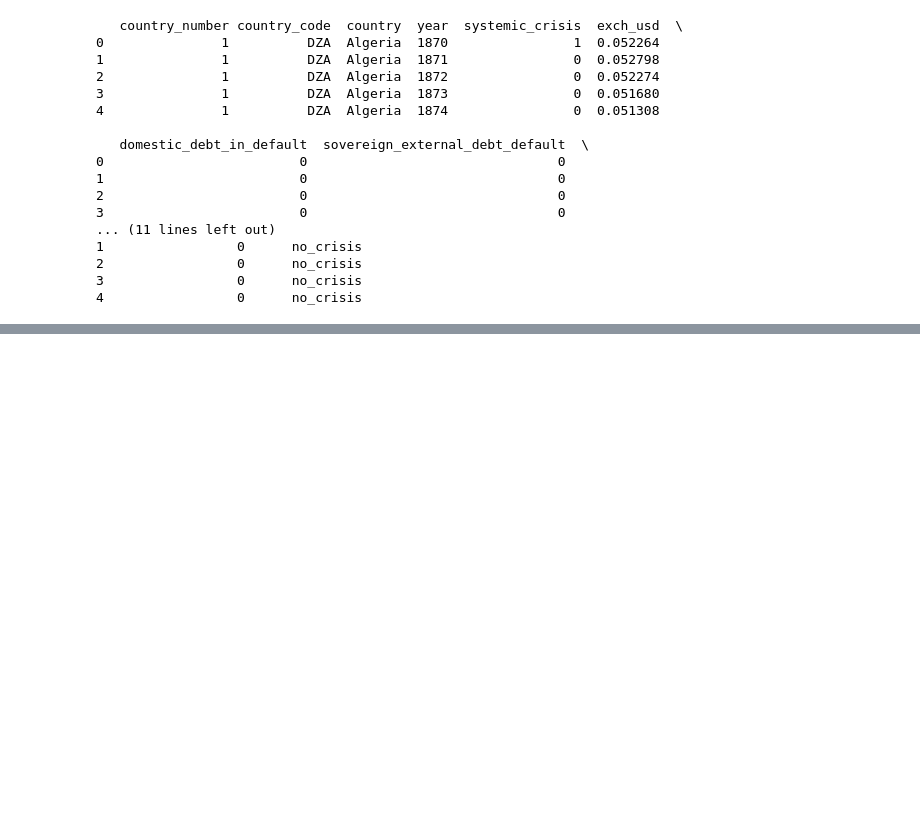
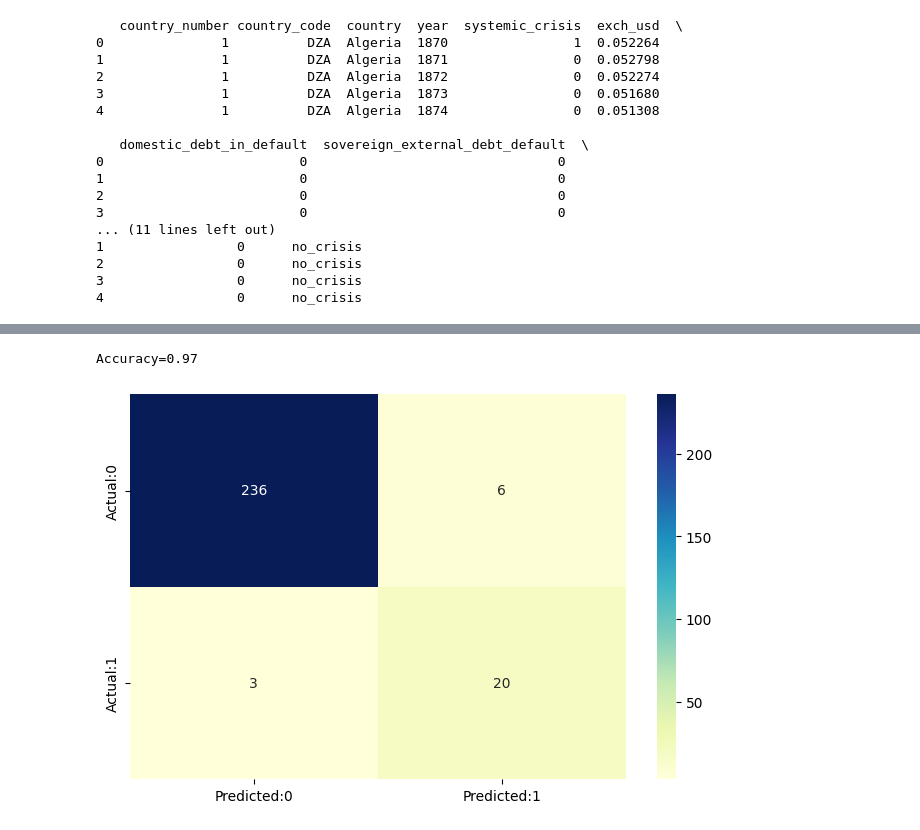
Before and after one commit to patech123/gomycode-data-science, a Jupyter notebook: Supervised_Learning_Classification.ipynb, the cells around one changed output, grey strips where cells are left out. Cells and saved outputs as stored; diff of their text form; code cells hidden in the pictures; blank space fills up the shorter version.

```diff
--- a/Supervised_Learning_Classification.ipynb
+++ b/Supervised_Learning_Classification.ipynb
@@ -155,0 +160,3 @@ df1
+# %%
+from sklearn.preprocessing import LabelEncoder
+label_encoder = LabelEncoder()
@@ -155,0 +178,2 @@ df1
+# %%
+df2['banking_crisis'] = label_encoder.fit_transform(df2['banking_crisis'])
@@ -156,5 +196,5 @@ df1
 # %%
-target_variable = 'syematic_crisis'
+target_variable = ['systemic_crisis']
 features_variable = ['banking_crisis', 'inflation_crises']
 # %%
 from sklearn.model_selection import train_test_split
@@ -161,0 +273,30 @@ from
+# %%
+x= df2[features_variable]
+y= df2[target_variable]
+
+#splitting data with test size of 25%
+x_train,x_test,y_train,y_test = train_test_split(x,y,test_size=0.25,random_state=0)
+
+logreg = LogisticRegression()   #build our logistic model
+logreg.fit(x_train, y_train)  #fitting training data
+y_pred  = logreg.predict(x_test)    #testing model’s performance
+print("Accuracy={:.2f}".format(logreg.score(x_test, y_test)))
+# %% [output]
+Accuracy=0.97
+# %%
+from sklearn.metrics import confusion_matrix
+import seaborn as sns
+import matplotlib.pyplot as plt
+
+# Assuming y_test and y_pred are your actual and predicted values
+cm = confusion_matrix(y_test, y_pred)
+
+# Create a DataFrame for the confusion matrix
+conf_matrix = pd.DataFrame(cm, columns=['Predicted:0', 'Predicted:1'], index=['Actual:0', 'Actual:1'])
+
+# Plotting the heatmap
+plt.figure(figsize=(8, 5))
+sns.heatmap(conf_matrix, annot=True, fmt='d', cmap="YlGnBu")
+plt.show()
+# %% [output]
+[figure, added]
```
Also changed, not shown: parts of 12 cells of this notebook.
